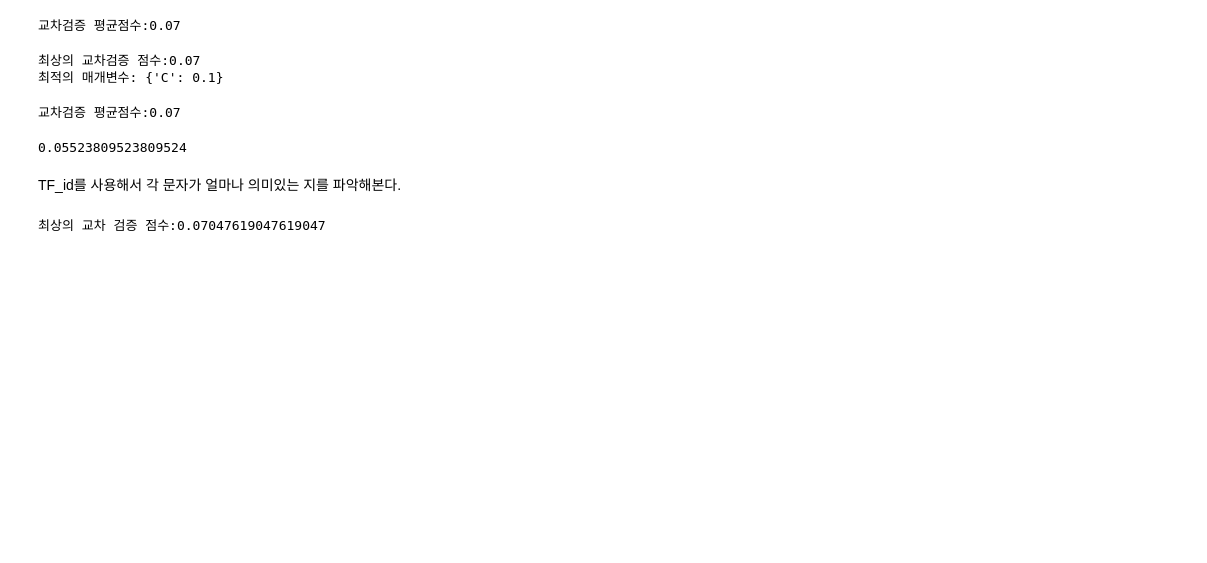
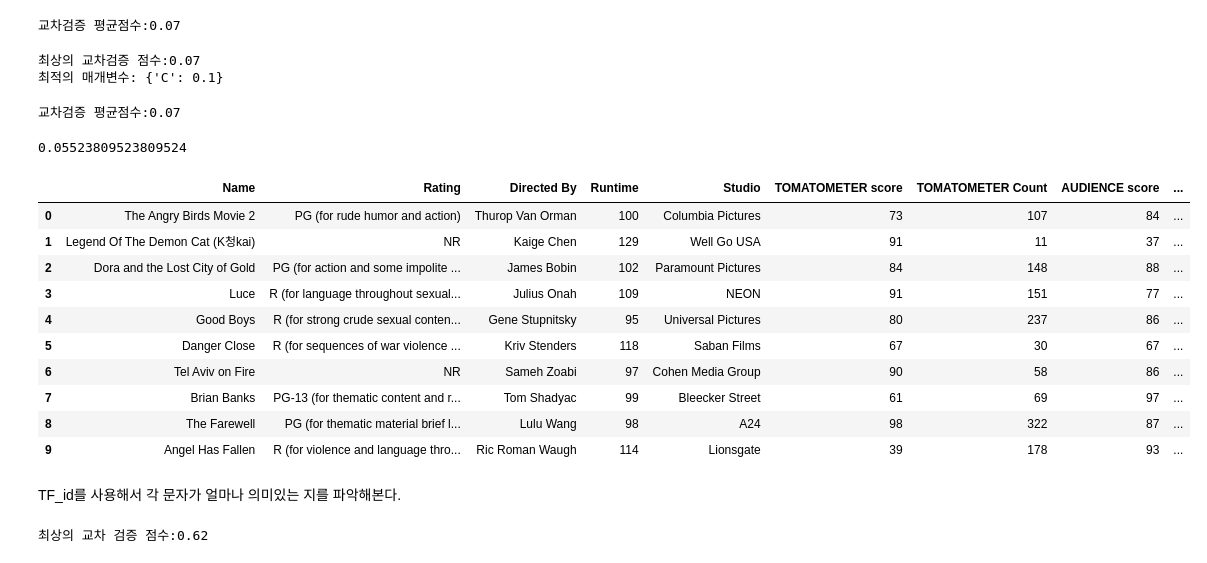
Before and after one commit to OhJunYoung21/artificial-inteliigence, a Jupyter notebook: Jarvis_tomato.ipynb, the cells around one changed output. Drawn from its saved outputs; the diff is of its cells as text; code cells hidden in the pictures; blank space fills up the shorter version.

```diff
--- a/Jarvis_tomato.ipynb
+++ b/Jarvis_tomato.ipynb
@@ -307,6 +299,20 @@ logreg.fit(x2_train,y2_train)
 logreg.score(x2_test,y_test)
 # %% [output]
 0.05523809523809524
+# %%
+tomato_df['Tf_id'] = (tomato_df['TOMATOMETER score'] <= 63)
+# %% [output]
+|  | Name | Rating | Directed By | Runtime | Studio | TOMATOMETER score | TOMATOMETER Count | AUDIENCE score | ... |
+| 0 | The Angry Birds Movie 2 | PG (for rude humor and action) | Thurop Van Orman | 100 | Columbia Pictures | 73 | 107 | 84 | ... |
+| 1 | Legend Of The Demon Cat (K청kai) | NR | Kaige Chen | 129 | Well Go USA | 91 | 11 | 37 | ... |
+| 2 | Dora and the Lost City of Gold | PG (for action and some impolite ... | James Bobin | 102 | Paramount Pictures | 84 | 148 | 88 | ... |
+| 3 | Luce | R (for language throughout sexual... | Julius Onah | 109 | NEON | 91 | 151 | 77 | ... |
+| 4 | Good Boys | R (for strong crude sexual conten... | Gene Stupnitsky | 95 | Universal Pictures | 80 | 237 | 86 | ... |
+| 5 | Danger Close | R (for sequences of war violence ... | Kriv Stenders | 118 | Saban Films | 67 | 30 | 67 | ... |
+| 6 | Tel Aviv on Fire | NR | Sameh Zoabi | 97 | Cohen Media Group | 90 | 58 | 86 | ... |
+| 7 | Brian Banks | PG-13 (for thematic content and r... | Tom Shadyac | 99 | Bleecker Street | 61 | 69 | 97 | ... |
+| 8 | The Farewell | PG (for thematic material brief l... | Lulu Wang | 98 | A24 | 98 | 322 | 87 | ... |
+| 9 | Angel Has Fallen | R (for violence and language thro... | Ric Roman Waugh | 114 | Lionsgate | 39 | 178 | 93 | ... |
 # %% [markdown]
 TF_id를 사용해서 각 문자가 얼마나 의미있는 지를 파악해본다.
 # %%
@@ -319,15 +325,15 @@ param_grid = {'logisticregression__C':[0.001,0.01,0.1,1,10]}
 grid = GridSearchCV(pipe,param_grid,cv=5)
 
 
-text_train,text_test,score_train,score_test = train_test_split(tomato_df['Rating'],tomato_df['TOMATOMETER score'],random_state=0)
+text_train,text_test,score_train,score_test = train_test_split(tomato_df['Rating'],tomato_df['Tf_id'],random_state=0)
 
 
 
 grid.fit(text_train,score_train)
 
-print("최상의 교차 검증 점수:{}".format(grid.best_score_))
+print("최상의 교차 검증 점수:{:.2f}".format(grid.best_score_))
 # %% [output]
-최상의 교차 검증 점수:0.07047619047619047
+최상의 교차 검증 점수:0.62
 # %%
 vectorizer = grid.best_estimator_.named_steps['tfidfvectorizer']
 
```
Also changed, not shown: parts of 9 cells of this notebook.
